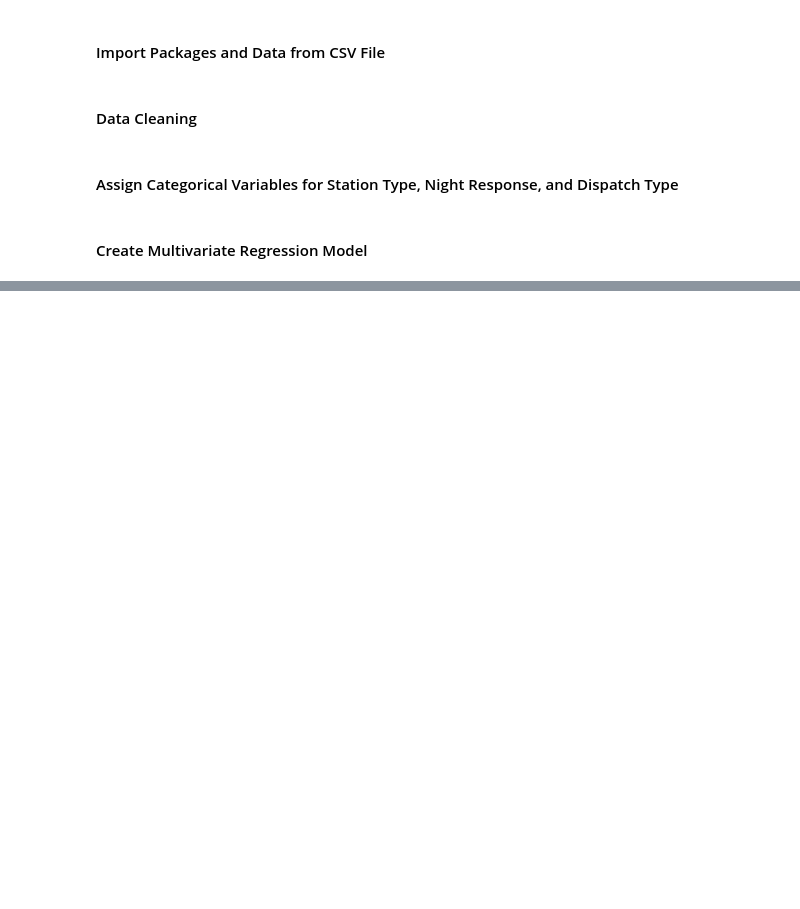
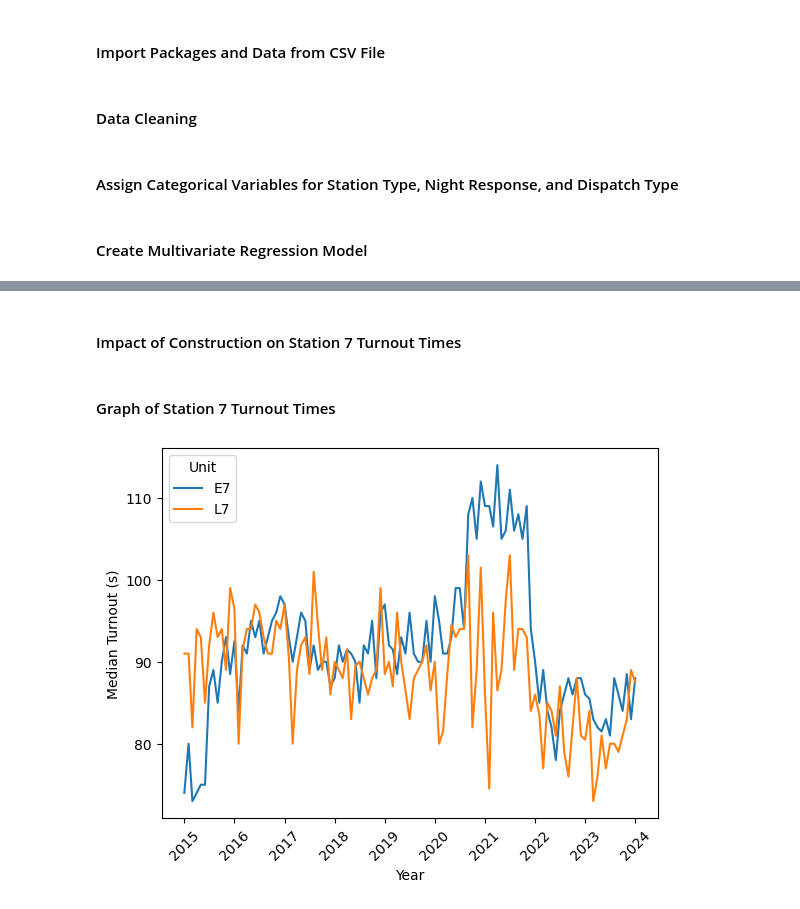
Before and after one commit to acntspell/gfd_turnout_analysis, a Jupyter notebook: gfd_turnout_analysis.ipynb, the cells around one changed output, grey strips where cells are left out. Cells and saved outputs as stored; diff of their text form; code cells hidden in the pictures; blank space fills up the shorter version.

```diff
--- a/gfd_turnout_analysis.ipynb
+++ b/gfd_turnout_analysis.ipynb
@@ -24,6 +27,9 @@ turnout = turnout[turnout['fwx_unit_year'] >= 2015]
 
 # only calls where turnout was greater than 10 seconds (no rolling starts considered)
 turnout_clean = turnout[turnout['fwx_unit_turnout'] > 10]
+
+# only engines and ladders
+turnout_clean_7 = turnout_clean[turnout_clean['fwx_unit_id'].isin(['L7', 'E7'])]
 # %% [markdown]
 #### Assign Categorical Variables for Station Type, Night Response, and Dispatch Type
 # %%
@@ -76,3 +83,21 @@ Covariance Type:            nonrobust
 
 Notes:
 [1] Standard Errors assume that the covariance matrix of the errors is correctly specified.
+# %% [markdown]
+#### Impact of Construction on Station 7 Turnout Times
+# %%
+turnout_clean_7['month-year']=turnout_clean_7['fwx_unit_month'].astype(str) + '-' + turnout_clean_7['fwx_unit_year'].astype(str)
+turnout_clean_7['month-year']=pd.to_datetime(turnout_clean_7['month-year'], format='%m-%Y')
+
+monthly_7 = turnout_clean_7.groupby(['month-year','fwx_unit_id']).agg({'fwx_unit_turnout':'median'}).reset_index()
+# %% [markdown]
+#### Graph of Station 7 Turnout Times
+# %%
+sns.lineplot(data=monthly_7, x='month-year', y='fwx_unit_turnout', hue='fwx_unit_id')
+plt.xticks(rotation=45)
+plt.ylabel('Median Turnout (s)')
+plt.xlabel('Year')
+plt.legend(loc='upper left', title='Unit')
+plt.show()
+# %% [output]
+[figure, added]
```
Also changed, not shown: parts of 2 cells of this notebook.
